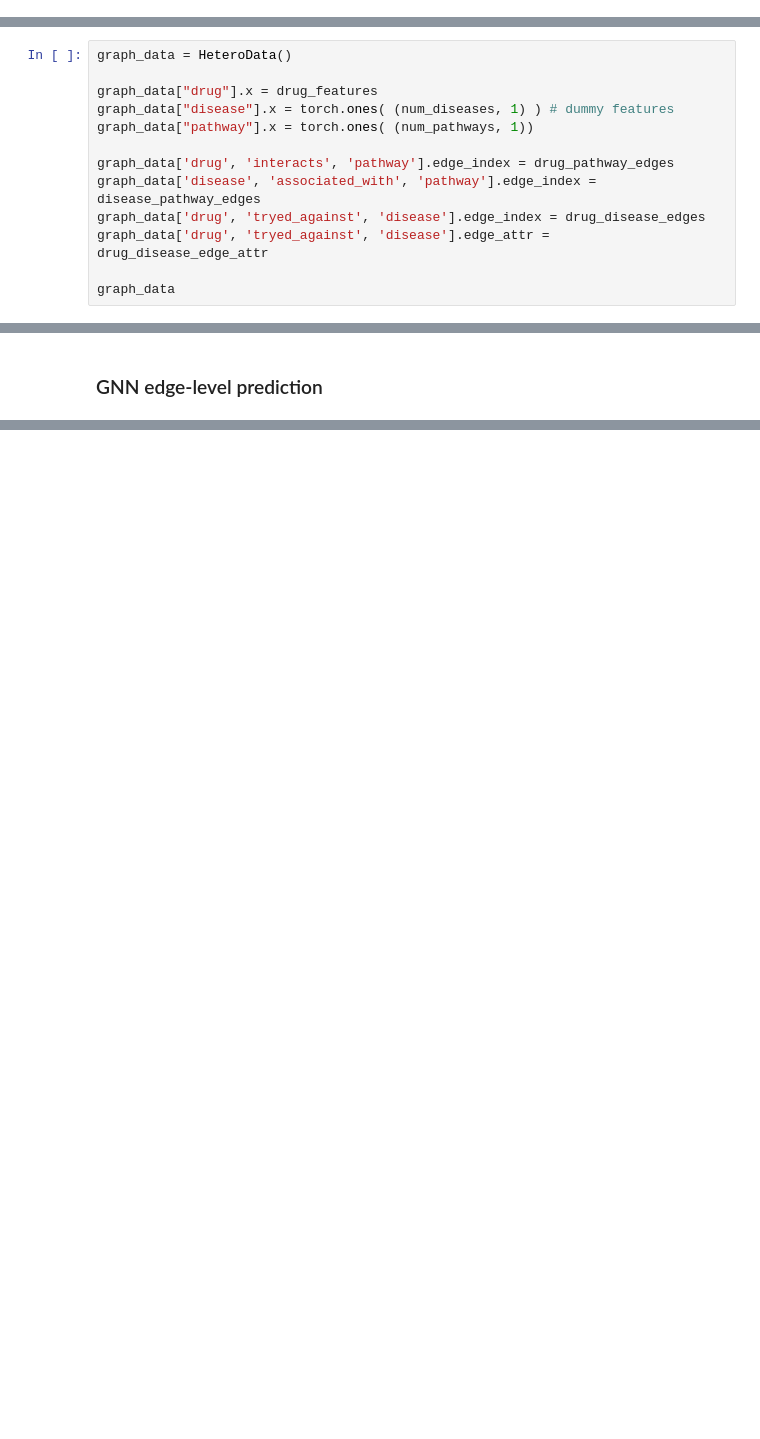
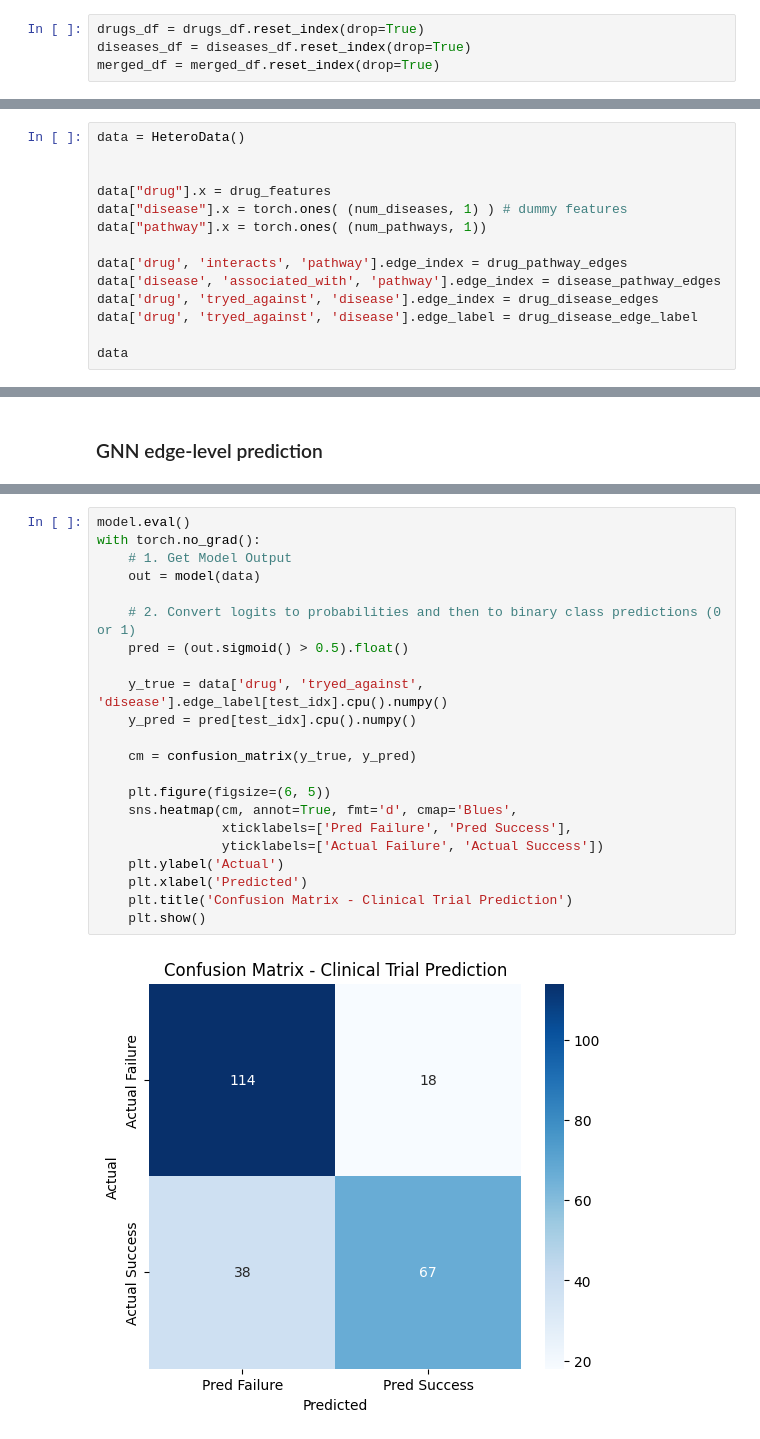
Before and after one commit to Vladislav-Antipin/DALAS-Project, a Jupyter notebook: notebooks/04-model_training.ipynb, the cells around one changed output, grey strips where cells are left out. Saved outputs shown, nothing was run; the diff lists cells and outputs as text; blank space fills up the shorter version.

```diff
--- a/notebooks/04-model_training.ipynb
+++ b/notebooks/04-model_training.ipynb
@@ -300,6 +297,10 @@ Take data from:
     - →  **edges drug-disease** labeled by `success`
 # %% [markdown]
 Nodes:
+# %%
+drugs_df = drugs_df.reset_index(drop=True)
+diseases_df = diseases_df.reset_index(drop=True)
+merged_df = merged_df.reset_index(drop=True)
 # %%
 drug_features = drugs_df.drop(columns = drugs_df.filter(regex="path").columns)
 drug_features = drug_features.select_dtypes(include=["number", "bool"])
@@ -355,16 +359,17 @@ Build the graph:
 # %%
-graph_data = HeteroData()
+data = HeteroData()
 
-graph_data["drug"].x = drug_features
-graph_data["disease"].x = torch.ones( (num_diseases, 1) ) # dummy features
-graph_data["pathway"].x = torch.ones( (num_pathways, 1))
 
-graph_data['drug', 'interacts', 'pathway'].edge_index = drug_pathway_edges
-graph_data['disease', 'associated_with', 'pathway'].edge_index = disease_pathway_edges
-graph_data['drug', 'tryed_against', 'disease'].edge_index = drug_disease_edges
-graph_data['drug', 'tryed_against', 'disease'].edge_attr = drug_disease_edge_attr
+data["drug"].x = drug_features
+data["disease"].x = torch.ones( (num_diseases, 1) ) # dummy features
+data["pathway"].x = torch.ones( (num_pathways, 1))
 
-graph_data
+data['drug', 'interacts', 'pathway'].edge_index = drug_pathway_edges
+data['disease', 'associated_with', 'pathway'].edge_index = disease_pathway_edges
+data['drug', 'tryed_against', 'disease'].edge_index = drug_disease_edges
+data['drug', 'tryed_against', 'disease'].edge_label = drug_disease_edge_label
+
+data
 # %% [output]
 HeteroData(
   drug={ x=[742, 127] },
@@ -381,0 +528,24 @@ HeteroData(
+# %%
+model.eval()
+with torch.no_grad():
+    # 1. Get Model Output
+    out = model(data)
+
+    # 2. Convert logits to probabilities and then to binary class predictions (0 or 1)
+    pred = (out.sigmoid() > 0.5).float()
+
+    y_true = data['drug', 'tryed_against', 'disease'].edge_label[test_idx].cpu().numpy()
+    y_pred = pred[test_idx].cpu().numpy()
+
+    cm = confusion_matrix(y_true, y_pred)
+
+    plt.figure(figsize=(6, 5))
+    sns.heatmap(cm, annot=True, fmt='d', cmap='Blues',
+                xticklabels=['Pred Failure', 'Pred Success'],
+                yticklabels=['Actual Failure', 'Actual Success'])
+    plt.ylabel('Actual')
+    plt.xlabel('Predicted')
+    plt.title('Confusion Matrix - Clinical Trial Prediction')
+    plt.show()
+# %% [output]
+[figure, added]
```
Also changed, not shown: parts of 19 cells of this notebook.
